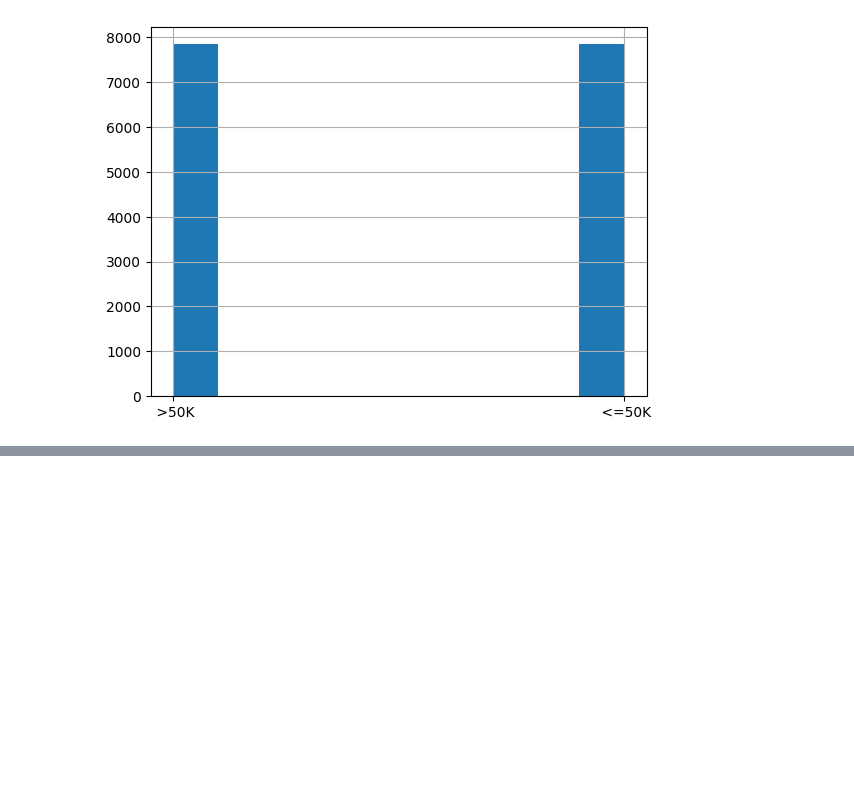
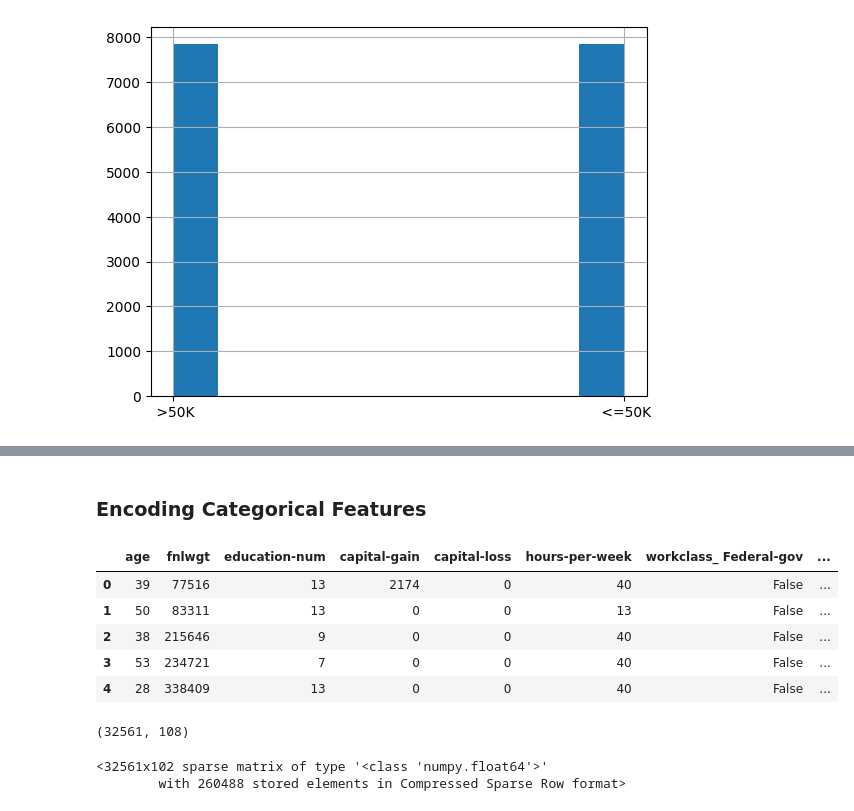
Before and after one commit to lavima/itf31519_2024, a Jupyter notebook: processing_analysis_and_unsupervised/exploratory_analysis_and_data_processing.ipynb, the cells around one changed output, grey strips where cells are left out. Drawn from its saved outputs; the diff is of its cells as text; code cells hidden in the pictures; blank space fills up the shorter version.

```diff
--- a/processing_analysis_and_unsupervised/exploratory_analysis_and_data_processing.ipynb
+++ b/processing_analysis_and_unsupervised/exploratory_analysis_and_data_processing.ipynb
@@ -216,0 +244,26 @@ ValueError: could not convert string to float: ' State-gov'
+# %% [markdown]
+### Encoding Categorical Features
+# %%
+# Pandas can be used to create dummy encoding. We remove the target to avoid encoding it
+features_census_income_dummy = pd.get_dummies(dataset_census_income.drop('income', axis=1))
+features_census_income_dummy.head()
+# %% [output]
+|  | age | fnlwgt | education-num | capital-gain | capital-loss | hours-per-week | workclass_ Federal-gov | ... |
+| 0 | 39 | 77516 | 13 | 2174 | 0 | 40 | False | ... |
+| 1 | 50 | 83311 | 13 | 0 | 0 | 13 | False | ... |
+| 2 | 38 | 215646 | 9 | 0 | 0 | 40 | False | ... |
+| 3 | 53 | 234721 | 7 | 0 | 0 | 40 | False | ... |
+| 4 | 28 | 338409 | 13 | 0 | 0 | 40 | False | ... |
+# %%
+features_census_income_dummy.shape
+# %% [output]
+(32561, 108)
+# %%
+# Sklearn can one-hot encode
+onehot =  OneHotEncoder()
+categorical_features_census_income = dataset_census_income[categorical_features]
+features_census_income_onehot = onehot.fit_transform(categorical_features_census_income.drop('income', axis=1))
+features_census_income_onehot
+# %% [output]
+<32561x102 sparse matrix of type '<class 'numpy.float64'>'
+        with 260488 stored elements in Compressed Sparse Row format>
```
Also changed, not shown: parts of 13 cells of this notebook.
